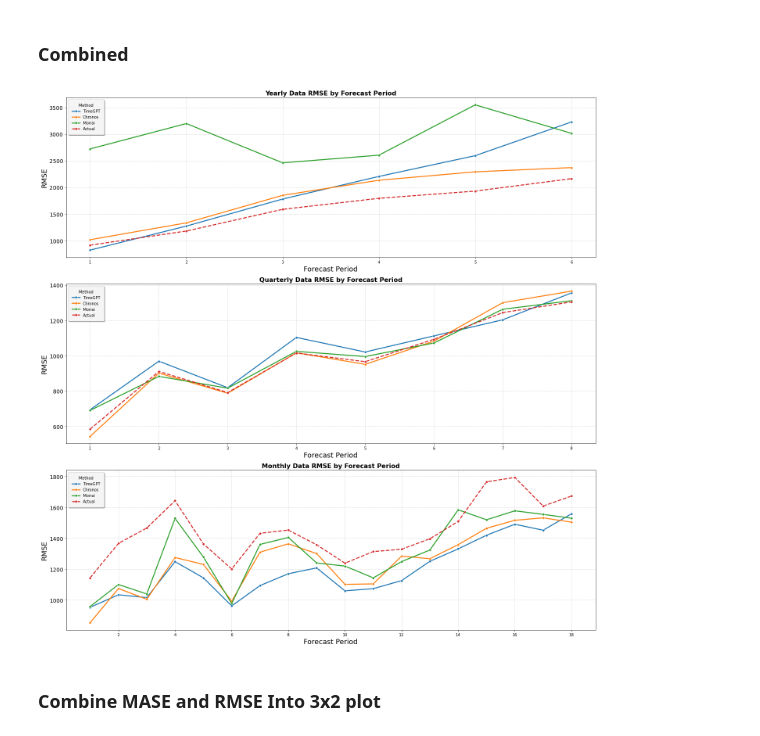
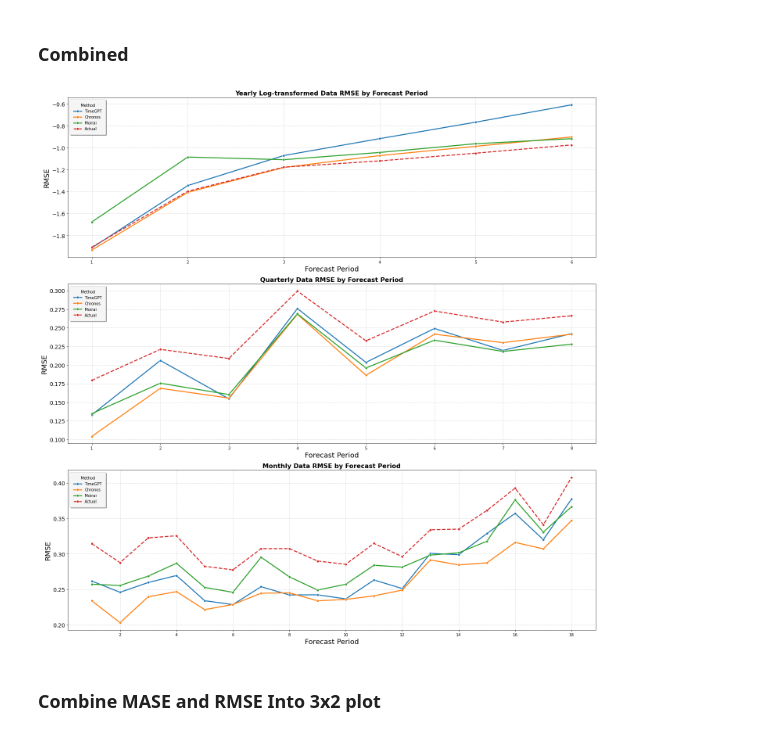
Before and after one commit to tom-alten/OutsmartingTime, a Jupyter notebook: Analysis/forecast_period_viz.ipynb, the cells around one changed output. Drawn from its saved outputs; the diff is of its cells as text; code cells hidden in the pictures.

```diff
--- a/Analysis/forecast_period_viz.ipynb
+++ b/Analysis/forecast_period_viz.ipynb
@@ -446,30 +439,42 @@ plt.show()
 def rmse(predictions, targets):
     return np.sqrt(((predictions - targets) ** 2).mean())
 # %%
-def calculate_rmse_per_forecast_period(df, actual_col, forecast_cols, benchmark_col):
+def calculate_log_transformed_rmse_per_forecast_period(df, actual_col, forecast_cols, benchmark_col):
     results = {}
 
-    # Calculate the Squared Error of the benchmark (Naive2)
-    df['SquaredErrorBenchmark'] = (df[actual_col] - df[benchmark_col]) ** 2
+    # Ensure all actual and forecast values are positive
+    # You might adjust this depending on your data specifics
+    small_constant = 1e-6  # A small constant to avoid taking log of zero
+
+    # Apply log transformation, adding a small constant to avoid log(0)
+    df['Log_Actual'] = np.log(df[actual_col] + small_constant)
+    df['Log_Benchmark'] = np.log(df[benchmark_col] + small_constant)
+
+    # Calculate the Squared Error of the log-transformed benchmark (Naive2)
+    df['SquaredErrorBenchmark'] = (df['Log_Actual'] - df['Log_Benchmark']) ** 2
     benchmark_rmse = np.sqrt(df.groupby('ForecastPeriod')['SquaredErrorBenchmark'].mean())
 
     for period in df['ForecastPeriod'].unique():
         series_df = df[df['ForecastPeriod'] == period].copy()
         series_rmse = {}
         for forecast_col in forecast_cols:
-            # Calculate the Squared Error for the forecast method
-            series_df['SquaredErrorForecast'] = (series_df[actual_col] - series_df[forecast_col]) ** 2
+            # Apply log transformation to forecast columns
+            series_df[f'{forecast_col}'] = np.log(series_df[forecast_col] + small_constant)
+
+            # Calculate the Squared Error for the log-transformed forecast method
+            series_df['SquaredErrorForecast'] = (series_df['Log_Actual'] - series_df[f'{forecast_col}']) ** 2
             forecast_rmse = np.sqrt(series_df['SquaredErrorForecast'].mean())
+
             # Store RMSE directly, no scaling like MASE
             series_rmse[forecast_col] = forecast_rmse
         results[period] = series_rmse
 
     # Cleanup the temporary columns
-    df.drop(['SquaredErrorBenchmark'], axis=1, inplace=True)
+    df.drop(['Log_Actual', 'Log_Benchmark', 'SquaredErrorBenchmark'], axis=1, inplace=True)
 
     return results
 # %% [markdown]
 #### Yearly
 # %%
-rmse_results_period_year = calculate_rmse_per_forecast_period(results_df[results_df['Series'] <= 645].copy(), 'Actual', forecast_cols, 'NAIVE2')
+rmse_results_period_year = calculate_log_transformed_rmse_per_forecast_period(results_df[results_df['Series'] <= 645].copy(), 'Actual', forecast_cols, 'NAIVE2')
 rmse_results_period_year = pd.DataFrame.from_dict(rmse_results_period_year, orient='index')
@@ -501,5 +491,5 @@ plt.show()
 # %% [markdown]
 ### Quarterly
 # %%
-rmse_results_period_quarter = calculate_rmse_per_forecast_period(results_df[(results_df['Series'] > 645) & (results_df['Series'] <= 1401)].copy(), 'Actual', forecast_cols, 'NAIVE2')
+rmse_results_period_quarter = calculate_log_transformed_rmse_per_forecast_period(results_df[(results_df['Series'] > 645) & (results_df['Series'] <= 1401)].copy(), 'Actual', forecast_cols, 'NAIVE2')
 rmse_results_period_quarter = pd.DataFrame.from_dict(rmse_results_period_quarter, orient='index')
@@ -531,5 +496,5 @@ plt.show()
 # %% [markdown]
 ### Monthly
 # %%
-rmse_results_period_month = calculate_rmse_per_forecast_period(results_df[results_df['Series'] > 1401].copy(), 'Actual', forecast_cols, 'NAIVE2')
+rmse_results_period_month = calculate_log_transformed_rmse_per_forecast_period(results_df[results_df['Series'] > 1401].copy(), 'Actual', forecast_cols, 'NAIVE2')
 rmse_results_period_month = pd.DataFrame.from_dict(rmse_results_period_month, orient='index')
@@ -565,12 +505,12 @@ plt.show()
 fig, axes = plt.subplots(3, 1, figsize=(20, 20))
 
 # Yearly
-sns.lineplot(ax=axes[0], x=rmse_results_period_year.index, y=rmse_results_period_year['TimeGPT'], marker='o', label='TimeGPT', linewidth=2.5)
-sns.lineplot(ax=axes[0], x=rmse_results_period_year.index, y=rmse_results_period_year['Chronos'], marker='o', label='Chronos', linewidth=2.5)
-sns.lineplot(ax=axes[0], x=rmse_results_period_year.index, y=rmse_results_period_year['Moirai'], marker='o', label='Moirai', linewidth=2.5)
-sns.lineplot(ax=axes[0], x=rmse_results_period_year.index, y=rmse_results_period_year['NAIVE2'], marker='o', linestyle='--', label='Actual', linewidth=2.5)
+sns.lineplot(ax=axes[0], x=rmse_results_period_year.index, y=np.log(rmse_results_period_year)['TimeGPT'], marker='o', label='TimeGPT', linewidth=2.5)
+sns.lineplot(ax=axes[0], x=rmse_results_period_year.index, y=np.log(rmse_results_period_year)['Chronos'], marker='o', label='Chronos', linewidth=2.5)
+sns.lineplot(ax=axes[0], x=rmse_results_period_year.index, y=np.log(rmse_results_period_year)['Moirai'], marker='o', label='Moirai', linewidth=2.5)
+sns.lineplot(ax=axes[0], x=rmse_results_period_year.index, y=np.log(rmse_results_period_year)['NAIVE2'], marker='o', linestyle='--', label='Actual', linewidth=2.5)
 # Title and labels
-axes[0].set_title('Yearly Data RMSE by Forecast Period', fontsize=16, fontweight='bold')
+axes[0].set_title('Yearly Log-transformed Data RMSE by Forecast Period', fontsize=16, fontweight='bold')
 axes[0].set_xlabel('Forecast Period', fontsize=18)
 axes[0].set_ylabel('RMSE', fontsize=18)
 axes[0].legend(title='Method', frameon=True, framealpha=0.9, shadow=True, borderpad=1)
@@ -583,34 +523,34 @@ sns.lineplot(ax=axes[1], x=rmse_results_period_quarter.index, y=rmse_results_per
 sns.lineplot(ax=axes[1], x=rmse_results_period_quarter.index, y=rmse_results_period_quarter['Moirai'], marker='o', label='Moirai', linewidth=2.5)
 sns.lineplot(ax=axes[1], x=rmse_results_period_quarter.index, y=rmse_results_period_quarter['NAIVE2'], marker='o', linestyle='--', label='Actual', linewidth=2.5)
 # Title and labels
 axes[1].set_title('Quarterly Data RMSE by Forecast Period', fontsize=16, fontweight='bold')
 axes[1].set_xlabel('Forecast Period', fontsize=18)
 axes[1].set_ylabel('RMSE', fontsize=18)
 axes[1].legend(title='Method', frameon=True, framealpha=0.9, shadow=True, borderpad=1)
 axes[1].grid(True, linestyle='--', alpha=0.6)
 axes[1].set_xticks(range(1, 8+1))
 axes[1].tick_params(axis='y', labelsize=14)
 
 # Monthly
 sns.lineplot(ax=axes[2], x=rmse_results_period_month.index, y=rmse_results_period_month['TimeGPT'], marker='o', label='TimeGPT', linewidth=2.5)
 sns.lineplot(ax=axes[2], x=rmse_results_period_month.index, y=rmse_results_period_month['Chronos'], marker='o', label='Chronos', linewidth=2.5)
 sns.lineplot(ax=axes[2], x=rmse_results_period_month.index, y=rmse_results_period_month['Moirai'], marker='o', label='Moirai', linewidth=2.5)
 sns.lineplot(ax=axes[2], x=rmse_results_period_month.index, y=rmse_results_period_month['NAIVE2'], marker='o', linestyle='--', label='Actual', linewidth=2.5)
 # Title and labels
 axes[2].set_title('Monthly Data RMSE by Forecast Period', fontsize=16, fontweight='bold')
 axes[2].set_xlabel('Forecast Period', fontsize=18)
 axes[2].set_ylabel('RMSE', fontsize=18)
 axes[2].legend(title='Method', frameon=True, framealpha=0.9, shadow=True, borderpad=1)
 axes[2].grid(True, linestyle='--', alpha=0.6)
 axes[2].set_xticks(range(2, 18+1, 2))
 axes[2].tick_params(axis='y', labelsize=14)
 
 # Adjust layout to prevent overlapping
 plt.tight_layout()
 
 plt.show()
 # %% [output]
-[figure, old version]
+[figure, new version]
 # %% [markdown]
 ### Combine MASE and RMSE Into 3x2 plot
 # %%
```
Also changed, not shown: parts of 18 cells of this notebook.
